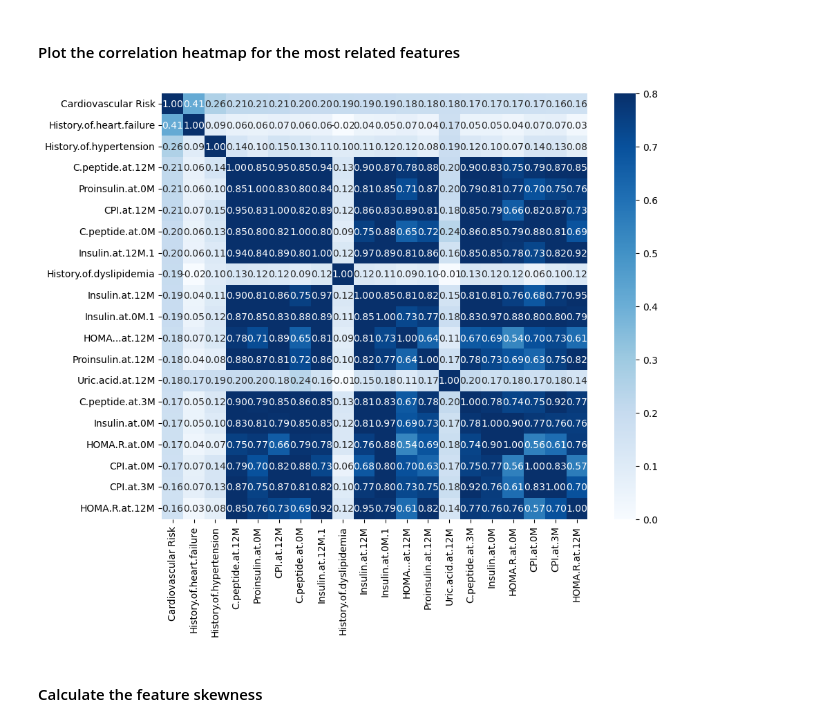
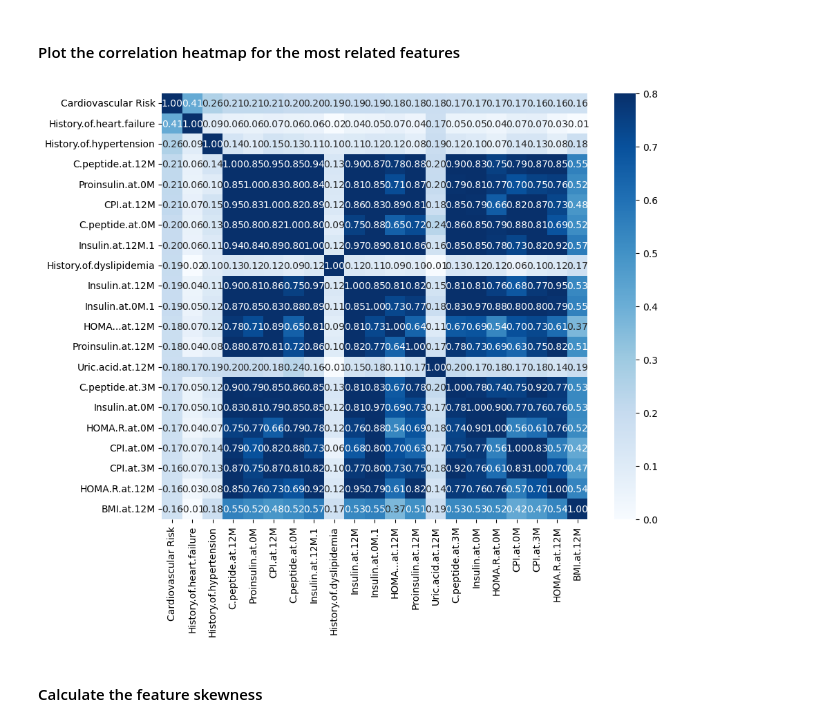
Before and after one commit to dolores824/hds-package, a Jupyter notebook: example_diabetes_complecations_prediction.ipynb, the cells around one changed output. Saved outputs shown, nothing was run; the diff lists cells and outputs as text; code cells hidden in the pictures.

```diff
--- a/example_diabetes_complecations_prediction.ipynb
+++ b/example_diabetes_complecations_prediction.ipynb
@@ -113,9 +142,9 @@ most_20_corr
 # %% [markdown]
 #### Plot the correlation heatmap for the most related features
-# %%
-most_related_heatmap(most_20_corr, most_related_20)
-# %% [output]
-[figure, removed]
+# %%
+feature.most_related_heatmap()
+# %% [output]
+[figure, added]
 # %% [markdown]
 #### Calculate the feature skewness
 # %%
```
Also changed, not shown: parts of 23 cells of this notebook.
